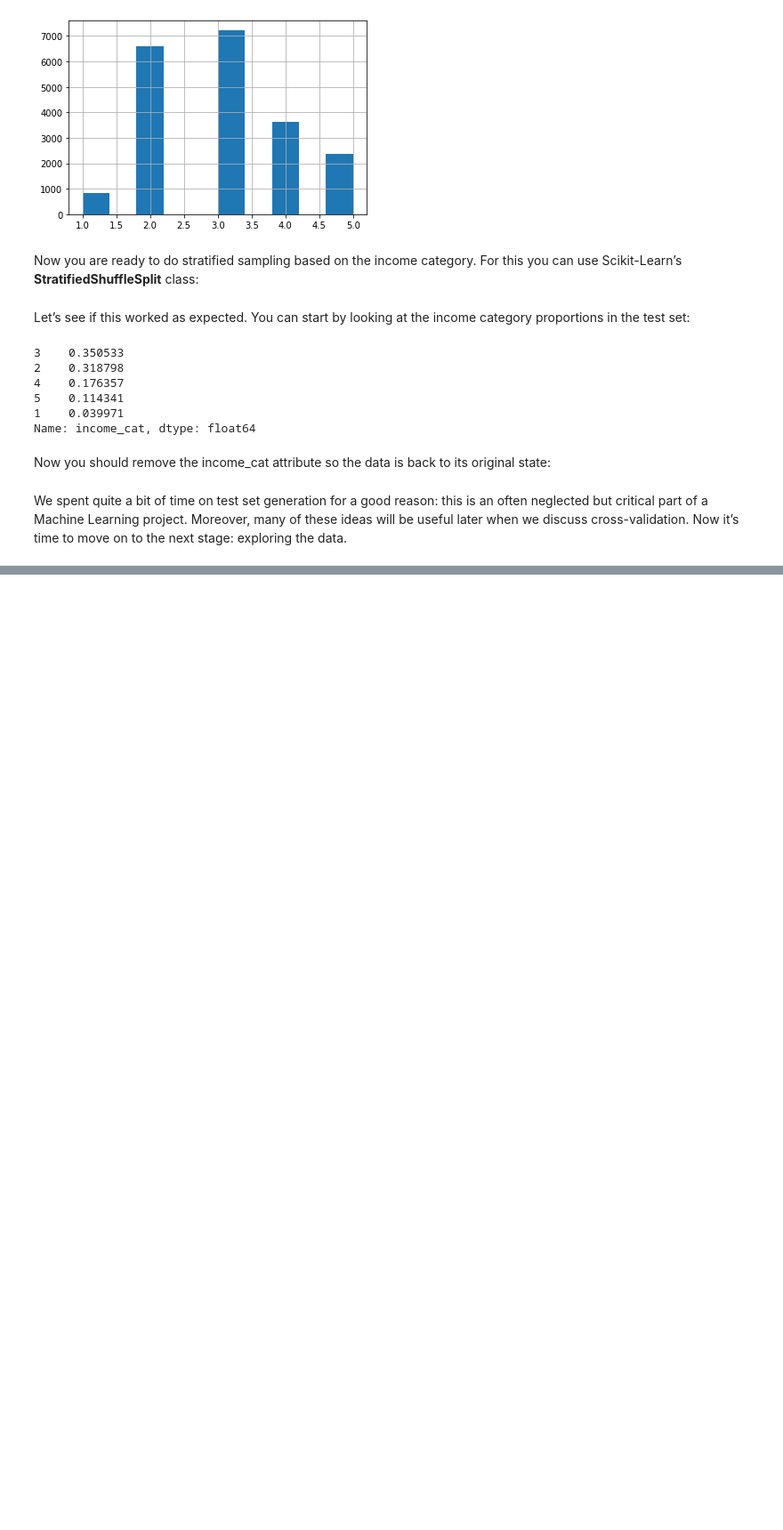
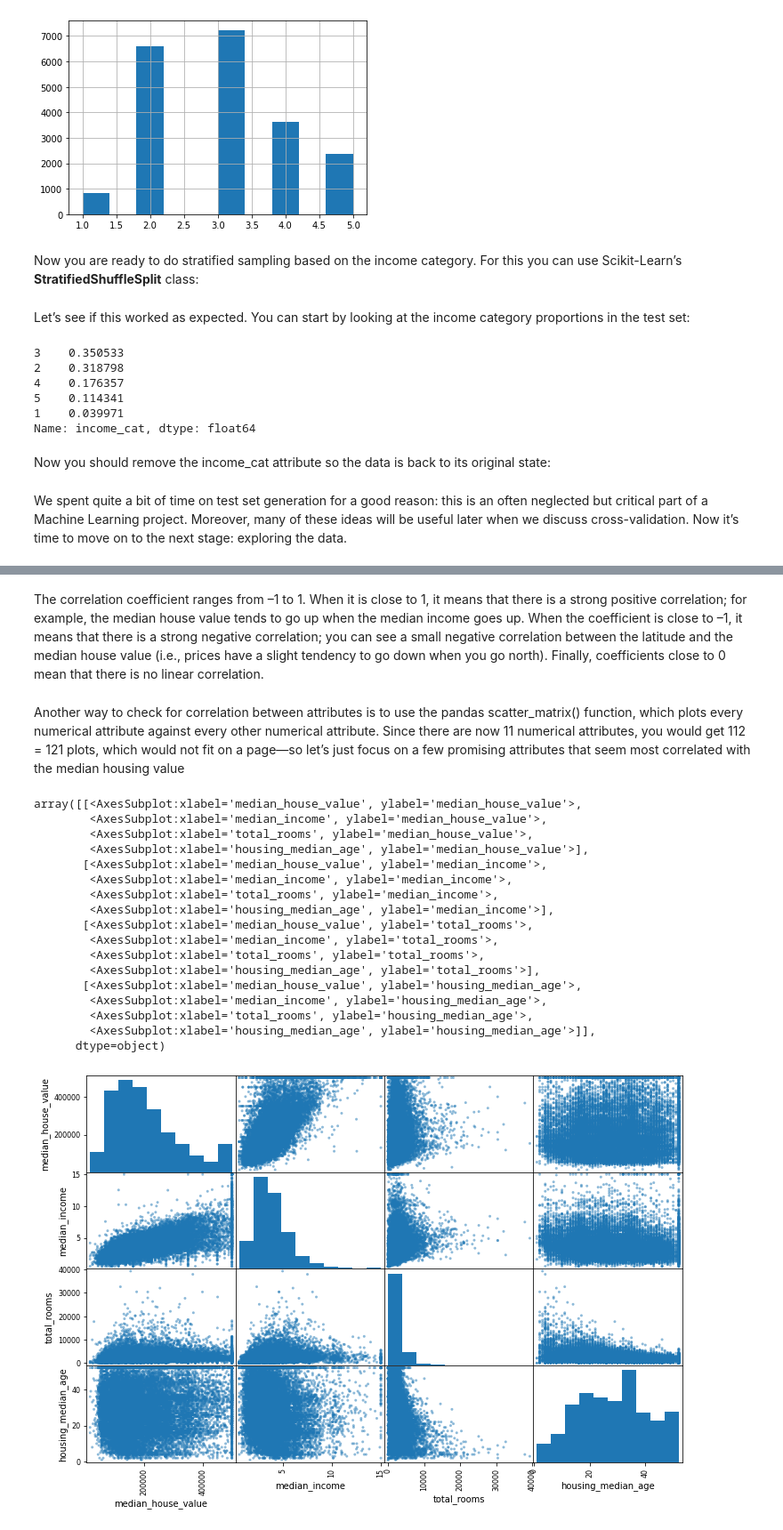
Before and after one commit to adharangaonkar/Approaching-Almost-Any-Machine-Learning-Problem, a Jupyter notebook: Hands-On Machine Learning with Scikit-Learn, Keras, and TensorFlow/End-to-end Machine Learning Project.ipynb, the cells around one changed output, grey strips where cells are left out. Shown at 89% size. Drawn from its saved outputs; the diff is of its cells as text; code cells hidden in the pictures; blank space fills up the shorter version.

```diff
--- a/Hands-On Machine Learning with Scikit-Learn, Keras, and TensorFlow/End-to-end Machine Learning Project.ipynb
+++ b/Hands-On Machine Learning with Scikit-Learn, Keras, and TensorFlow/End-to-end Machine Learning Project.ipynb
@@ -221,0 +261,29 @@ We spent quite a bit of time on test set generation for a good reason: this is a
+# %% [markdown]
+The correlation coefficient ranges from –1 to 1. When it is close to 1, it means that there is a strong positive correlation; for example, the median house value tends to go up when the median income goes up. When the coefficient is close to –1, it means that there is a strong negative correlation; you can see a small negative correlation between the latitude and the median house value (i.e., prices have a slight tendency to go down when you go north). Finally, coefficients close to 0 mean that there is no linear correlation.
+# %% [markdown]
+Another way to check for correlation between attributes is to use the pandas scatter_matrix() function, which plots every numerical attribute against every other numerical attribute. Since there are now 11 numerical attributes, you would get 112 = 121 plots, which would not fit on a page—so let’s just focus on a few promising attributes that seem most correlated with the median housing value
+# %%
+from pandas.plotting import scatter_matrix
+
+attributes = ["median_house_value", "median_income", "total_rooms",
+              "housing_median_age"]
+scatter_matrix(housing[attributes], figsize=(12, 8))
+# %% [output]
+array([[<AxesSubplot:xlabel='median_house_value', ylabel='median_house_value'>,
+        <AxesSubplot:xlabel='median_income', ylabel='median_house_value'>,
+        <AxesSubplot:xlabel='total_rooms', ylabel='median_house_value'>,
+        <AxesSubplot:xlabel='housing_median_age', ylabel='median_house_value'>],
+       [<AxesSubplot:xlabel='median_house_value', ylabel='median_income'>,
+        <AxesSubplot:xlabel='median_income', ylabel='median_income'>,
+        <AxesSubplot:xlabel='total_rooms', ylabel='median_income'>,
+        <AxesSubplot:xlabel='housing_median_age', ylabel='median_income'>],
+       [<AxesSubplot:xlabel='median_house_value', ylabel='total_rooms'>,
+        <AxesSubplot:xlabel='median_income', ylabel='total_rooms'>,
+        <AxesSubplot:xlabel='total_rooms', ylabel='total_rooms'>,
+        <AxesSubplot:xlabel='housing_median_age', ylabel='total_rooms'>],
+       [<AxesSubplot:xlabel='median_house_value', ylabel='housing_median_age'>,
+        <AxesSubplot:xlabel='median_income', ylabel='housing_median_age'>,
+        <AxesSubplot:xlabel='total_rooms', ylabel='housing_median_age'>,
+        <AxesSubplot:xlabel='housing_median_age', ylabel='housing_median_age'>]],
+      dtype=object)
+[figure, added]
```
Also changed, not shown: parts of 59 cells of this notebook.
